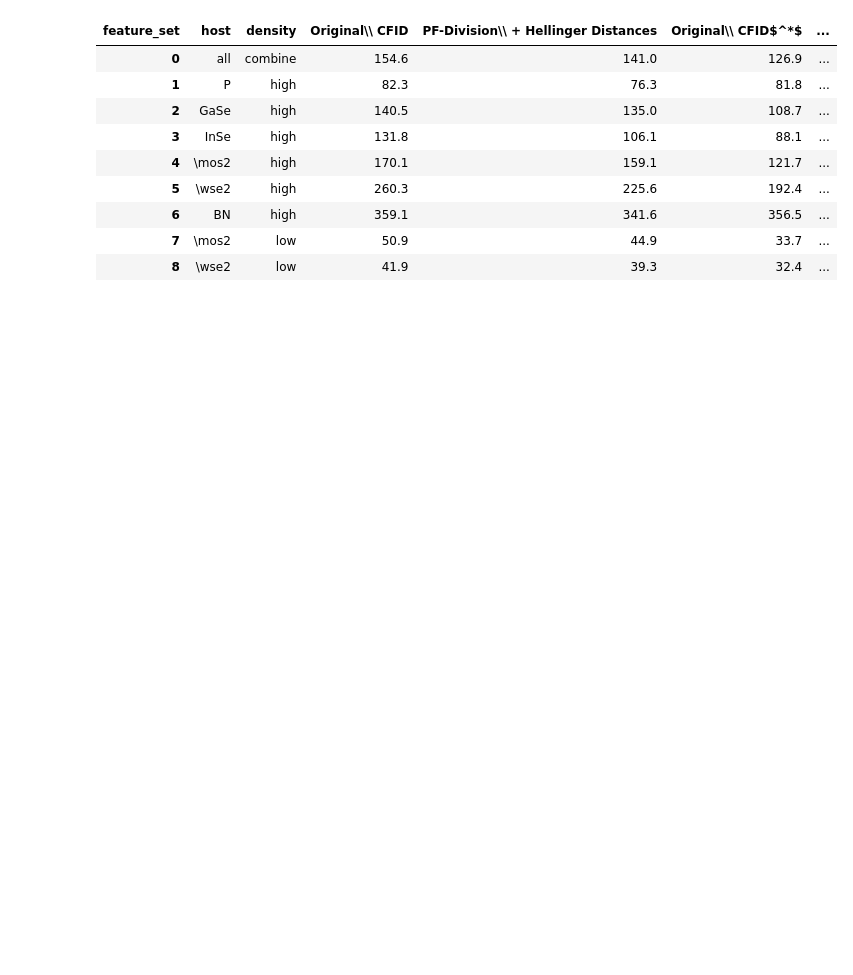
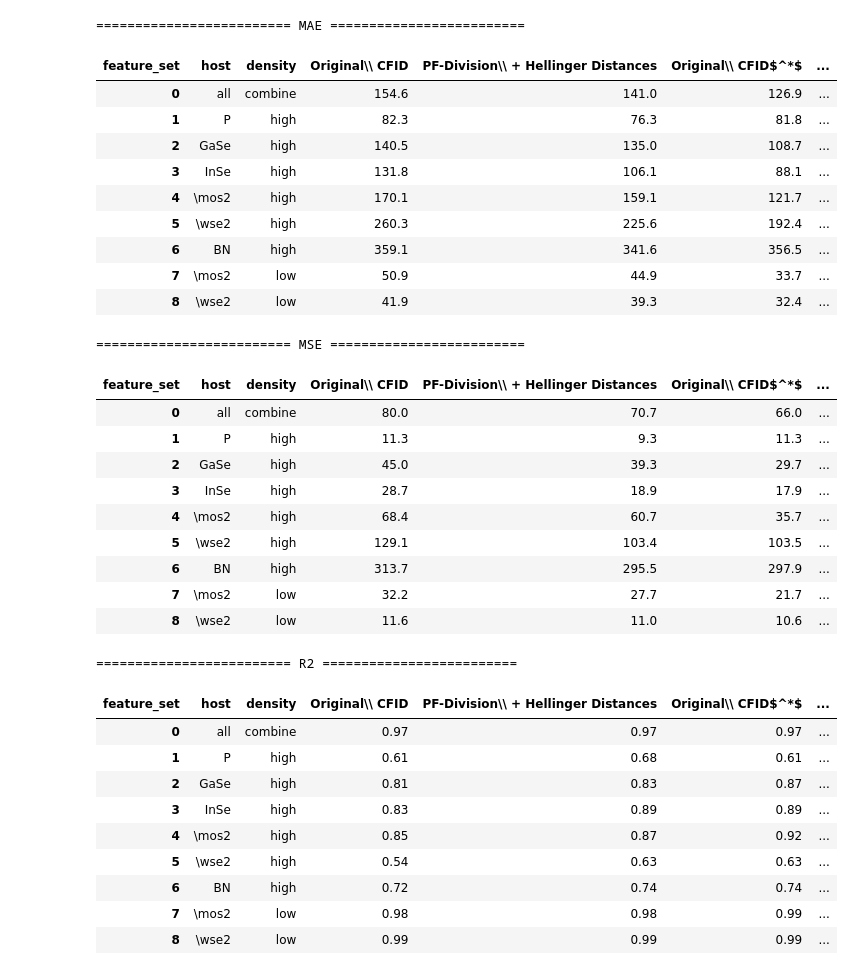
Before and after one commit to c2wntl/PF-scaling_and_DA_fingerprints, a Jupyter notebook: notebooks/0003_testset_results.ipynb, the cells around one changed output. Saved outputs shown, nothing was run; the diff lists cells and outputs as text; code cells hidden in the pictures; blank space fills up the shorter version.

```diff
--- a/notebooks/0003_testset_results.ipynb
+++ b/notebooks/0003_testset_results.ipynb
@@ -254,24 +290,62 @@ class SepHostPrediction:
         return df
 # %%
 def main(target):
-    sephost_obj = SepHostPrediction(target)
-    sep_results = sephost_obj.get_sep_results()
-    filt_sep_results = sephost_obj.filter_sep_results(sep_results)
-    return sephost_obj.add_kazeev_results(filt_sep_results)
+    feature_sets = [
+    "cfid",
+    "vpa_divi_chem_hellinger_l1_pristine_alldist_cfid",
+    "chem_dist0_cfid",
+    "vpa_divi_chem_hellinger_l1_pristine_cfid",
+        ]
+    sephost_obj = SepHostPrediction(target,feature_sets=feature_sets)
+    sep_mae_results_df, sep_mse_results_df, sep_r2_results_df = sephost_obj.get_sep_results()
+    filt_sep_mae_results = sephost_obj.filter_sep_results(sep_mae_results_df)
+    filt_sep_mse_results = sephost_obj.filter_sep_results(sep_mse_results_df)
+    filt_sep_r2_results = sephost_obj.filter_sep_results(sep_r2_results_df,scaling=False)
+    filt_sep_results_with_kazeev = sephost_obj.add_kazeev_results(filt_sep_mae_results)
+    print('========================= MAE =========================')
+    display(filt_sep_results_with_kazeev)
+    print('========================= MSE =========================')
+    display(filt_sep_mse_results)
+    print('========================= R2 =========================')
+    display(filt_sep_r2_results)
+    return filt_sep_results_with_kazeev
 # %%
 
 eform_prediction_df=main('formation_energy_per_site')
-eform_prediction_df
+# eform_prediction_df
 # %% [output]
+========================= MAE =========================
 | feature_set | host | density | Original\\ CFID | PF-Division\\ + Hellinger Distances | Original\\ CFID$^*$ | ... |
 | 0 | all | combine | 154.6 | 141.0 | 126.9 | ... |
 | 1 | P | high | 82.3 | 76.3 | 81.8 | ... |
 | 2 | GaSe | high | 140.5 | 135.0 | 108.7 | ... |
 | 3 | InSe | high | 131.8 | 106.1 | 88.1 | ... |
 | 4 | \mos2 | high | 170.1 | 159.1 | 121.7 | ... |
 | 5 | \wse2 | high | 260.3 | 225.6 | 192.4 | ... |
 | 6 | BN | high | 359.1 | 341.6 | 356.5 | ... |
 | 7 | \mos2 | low | 50.9 | 44.9 | 33.7 | ... |
 | 8 | \wse2 | low | 41.9 | 39.3 | 32.4 | ... |
+========================= MSE =========================
+| feature_set | host | density | Original\\ CFID | PF-Division\\ + Hellinger Distances | Original\\ CFID$^*$ | ... |
+| 0 | all | combine | 80.0 | 70.7 | 66.0 | ... |
+| 1 | P | high | 11.3 | 9.3 | 11.3 | ... |
+| 2 | GaSe | high | 45.0 | 39.3 | 29.7 | ... |
+| 3 | InSe | high | 28.7 | 18.9 | 17.9 | ... |
+| 4 | \mos2 | high | 68.4 | 60.7 | 35.7 | ... |
+| 5 | \wse2 | high | 129.1 | 103.4 | 103.5 | ... |
+| 6 | BN | high | 313.7 | 295.5 | 297.9 | ... |
+| 7 | \mos2 | low | 32.2 | 27.7 | 21.7 | ... |
+| 8 | \wse2 | low | 11.6 | 11.0 | 10.6 | ... |
+========================= R2 =========================
+| feature_set | host | density | Original\\ CFID | PF-Division\\ + Hellinger Distances | Original\\ CFID$^*$ | ... |
+| 0 | all | combine | 0.97 | 0.97 | 0.97 | ... |
+| 1 | P | high | 0.61 | 0.68 | 0.61 | ... |
+| 2 | GaSe | high | 0.81 | 0.83 | 0.87 | ... |
+| 3 | InSe | high | 0.83 | 0.89 | 0.89 | ... |
+| 4 | \mos2 | high | 0.85 | 0.87 | 0.92 | ... |
+| 5 | \wse2 | high | 0.54 | 0.63 | 0.63 | ... |
+| 6 | BN | high | 0.72 | 0.74 | 0.74 | ... |
+| 7 | \mos2 | low | 0.98 | 0.98 | 0.99 | ... |
+| 8 | \wse2 | low | 0.99 | 0.99 | 0.99 | ... |
 # %%
 gap_prediction_df=main('homo_lumo_gap_min')
```
Also changed, not shown: parts of 3 cells of this notebook, 5 other files.
